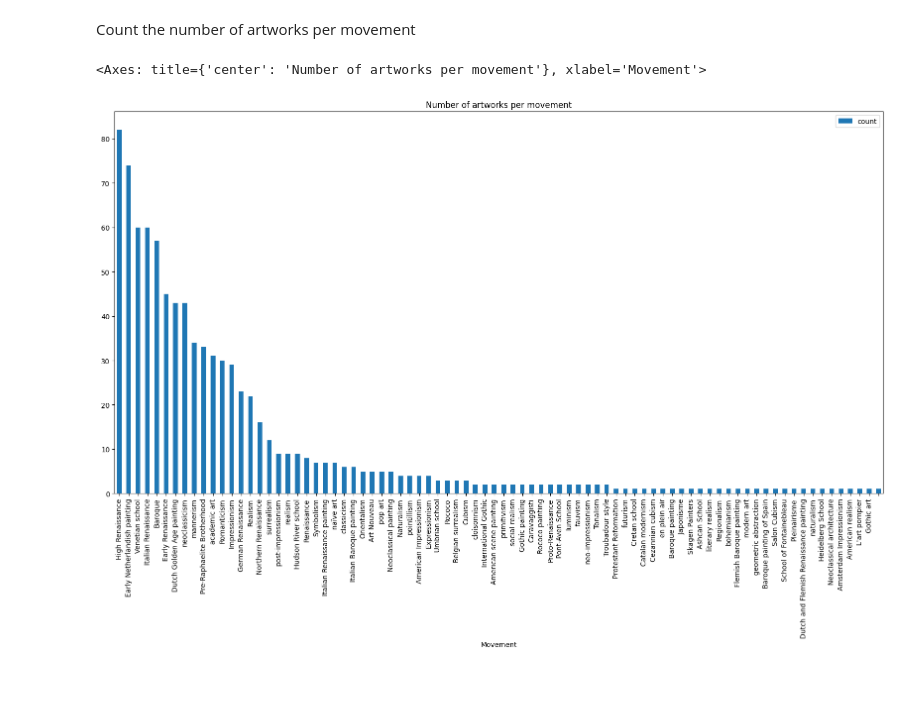
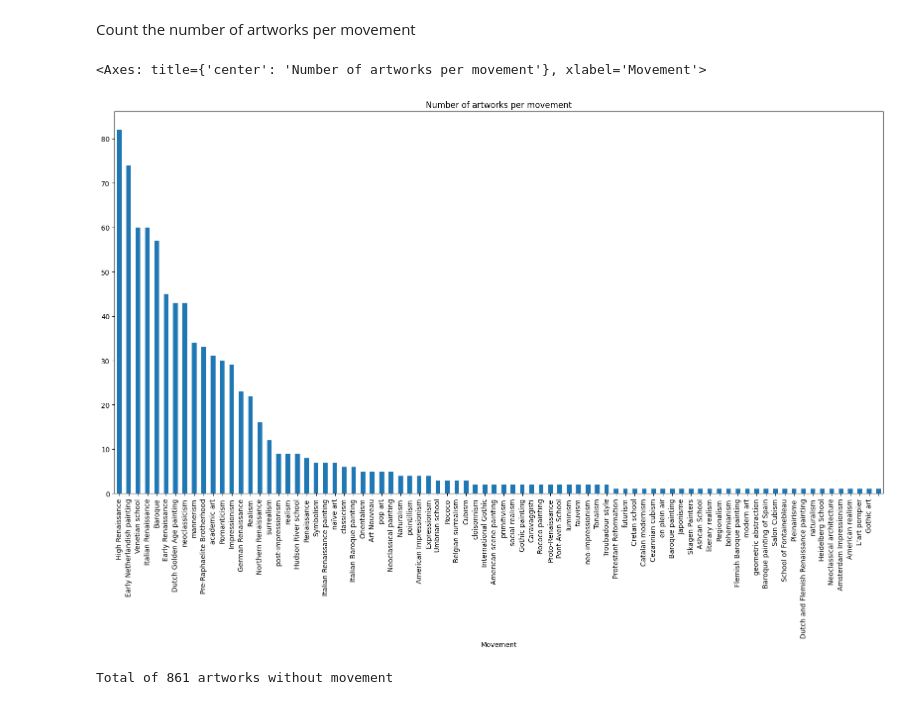
Before and after one commit to HPI-Information-Systems/MELArt, a Jupyter notebook: statistics.ipynb, the cells around one changed output. Saved outputs shown, nothing was run; the diff lists cells and outputs as text; code cells hidden in the pictures.

```diff
--- a/statistics.ipynb
+++ b/statistics.ipynb
@@ -32,11 +32,11 @@ VALUES ?ent { %s }
  ?ent wdt:P135 ?movement.
 }
 """ % " ".join([f"wd:{qid}" for qid in all_qids])
-df_movements=sq.sparql_pandas_query(sparql_movements)
-df_movements['ent']=df_movements['ent'].apply(lambda x: x.split('/')[-1])
-df_movements['movement']=df_movements['movement'].apply(lambda x: x.split('/')[-1])
-print(len(df_movements))
-df_movements.head()
+df_movement=sq.sparql_pandas_query(sparql_movements)
+df_movement['ent']=df_movement['ent'].apply(lambda x: x.split('/')[-1])
+df_movement['movement']=df_movement['movement'].apply(lambda x: x.split('/')[-1])
+print(len(df_movement))
+df_movement.head()
 # %% [output]
 869
 |  | ent | movement |
@@ -46,7 +46,7 @@ df_movements.head()
 | 3 | Q10468599 | Q166713 |
 | 4 | Q1065493 | Q184814 |
 # %%
-set_movements=set(df_movements['movement'])
+set_movements=set(df_movement['movement'])
 print(f"Total of {len(set_movements)} movements")
 # %% [output]
 Total of 82 movements
@@ -70,10 +70,15 @@ Q2477787 -> American Impressionism
 # %% [markdown]
 Count the number of artworks per movement
 # %%
-df_movements_count=df_movements.groupby('movement').size().reset_index(name='count')
+df_movements_count=df_movement.groupby('movement').size().reset_index(name='count')
 df_movements_count=df_movements_count.sort_values('count', ascending=False)
 df_movements_count["label"]=df_movements_count["movement"].apply(lambda x: movement_labels[x][0])
-df_movements_count.plot(kind='bar', x='label', xlabel='Movement' ,y='count', figsize=(20,10), title='Number of artworks per movement')
+df_movements_count.plot(kind='bar', x='label', xlabel='Movement' ,y='count', figsize=(20,10), title='Number of artworks per movement', legend=False)
 # %% [output]
 <Axes: title={'center': 'Number of artworks per movement'}, xlabel='Movement'>
-[figure, old version]
+[figure, new version]
+# %%
+unknown_movement_artworks=set(all_qids)-set(df_movement["ent"])
+print(f"Total of {len(unknown_movement_artworks)} artworks without movement")
+# %% [output]
+Total of 861 artworks without movement
```
Also changed, not shown: parts of 5 cells of this notebook.
